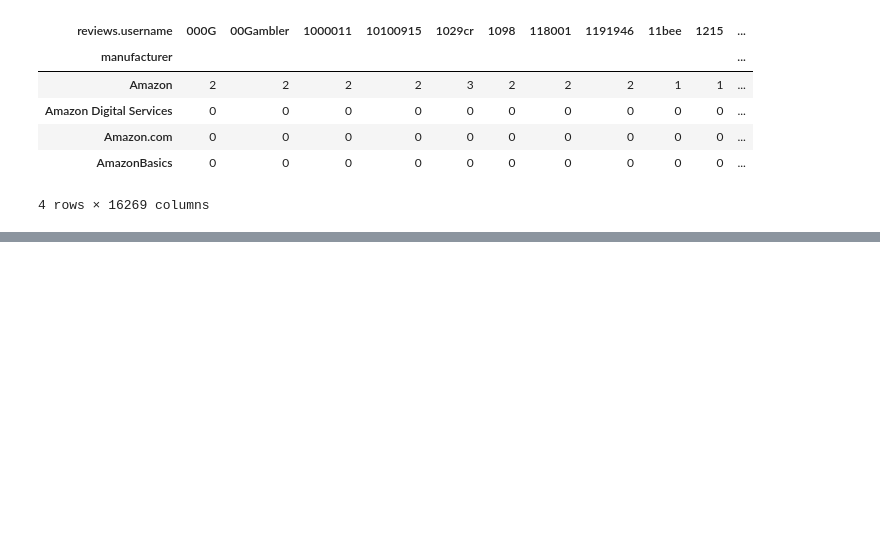
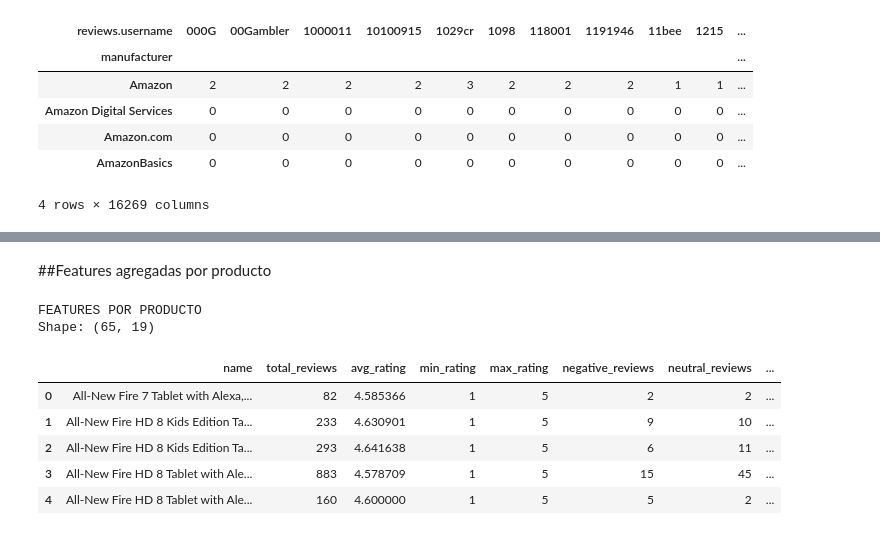
Before and after one commit to R3beAM/Proyecto-Final-Integracion, a Jupyter notebook: Evaluacion_2.ipynb, the cells around one changed output, grey strips where cells are left out. Saved outputs shown, nothing was run; the diff lists cells and outputs as text; code cells hidden in the pictures; blank space fills up the shorter version.

```diff
--- a/Evaluacion_2.ipynb
+++ b/Evaluacion_2.ipynb
@@ -328,0 +422,55 @@ Tabla cruzada: manufacturer vs reviews.username
+# %% [markdown]
+##Features agregadas por producto
+# %%
+product_features = df.groupby("name").agg(
+    total_reviews=("reviews.rating", "count"),
+    avg_rating=("reviews.rating", "mean"),
+    min_rating=("reviews.rating", "min"),
+    max_rating=("reviews.rating", "max"),
+    negative_reviews=("is_negative_review", "sum"),
+    neutral_reviews=("is_neutral_review", "sum"),
+    positive_reviews=("is_positive_review", "sum"),
+    not_recommended_count=("not_recommended", "sum"),
+    avg_helpful_votes=("reviews.numHelpful", "mean"),
+    total_helpful_votes=("reviews.numHelpful", "sum"),
+    avg_review_length_words=("review_length_words", "mean"),
+    first_review_date=("reviews.date", "min"),
+    last_review_date=("reviews.date", "max")
+).reset_index()
+
+# Ratios por producto
+product_features["negative_review_rate"] = (
+    product_features["negative_reviews"] / product_features["total_reviews"]
+)
+
+product_features["positive_review_rate"] = (
+    product_features["positive_reviews"] / product_features["total_reviews"]
+)
+
+product_features["not_recommended_rate"] = (
+    product_features["not_recommended_count"] / product_features["total_reviews"]
+)
+
+# Antigüedad en días
+product_features["review_period_days"] = (
+    product_features["last_review_date"] - product_features["first_review_date"]
+).dt.days
+
+# Frecuencia de reseñas
+product_features["review_frequency"] = (
+    product_features["total_reviews"] /
+    product_features["review_period_days"].replace(0, np.nan)
+)
+
+print("FEATURES POR PRODUCTO")
+print("Shape:", product_features.shape)
+display(product_features.head())
+# %% [output]
+FEATURES POR PRODUCTO
+Shape: (65, 19)
+|  | name | total_reviews | avg_rating | min_rating | max_rating | negative_reviews | neutral_reviews | ... |
+| 0 | All-New Fire 7 Tablet with Alexa,... | 82 | 4.585366 | 1 | 5 | 2 | 2 | ... |
+| 1 | All-New Fire HD 8 Kids Edition Ta... | 233 | 4.630901 | 1 | 5 | 9 | 10 | ... |
+| 2 | All-New Fire HD 8 Kids Edition Ta... | 293 | 4.641638 | 1 | 5 | 6 | 11 | ... |
+| 3 | All-New Fire HD 8 Tablet with Ale... | 883 | 4.578709 | 1 | 5 | 15 | 45 | ... |
+| 4 | All-New Fire HD 8 Tablet with Ale... | 160 | 4.600000 | 1 | 5 | 5 | 2 | ... |
```
Also changed, not shown: parts of 8 cells of this notebook.
